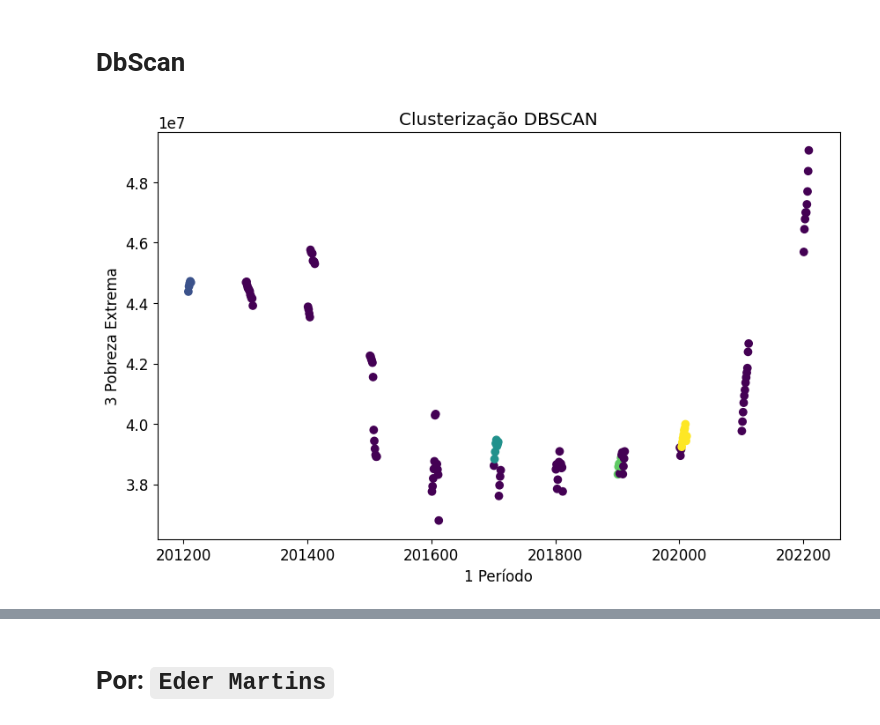
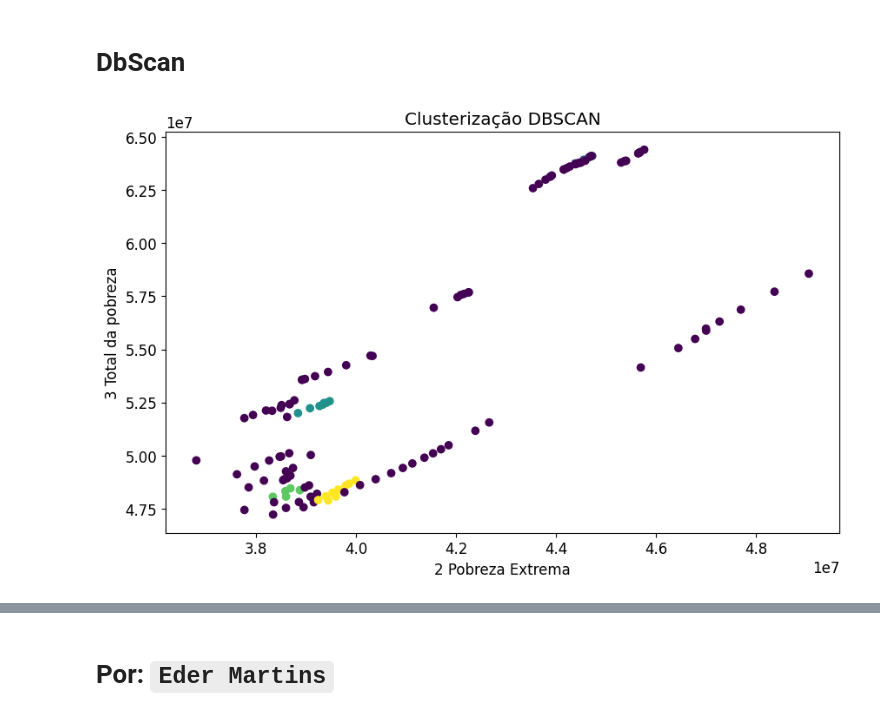
Before and after one commit to edermartins/ia-lab, a Jupyter notebook: clustering_models_validation/clustering_models_validation_final.ipynb, the cells around one changed output, grey strips where cells are left out. Drawn from its saved outputs; the diff is of its cells as text; code cells hidden in the pictures.

```diff
--- a/clustering_models_validation/clustering_models_validation_final.ipynb
+++ b/clustering_models_validation/clustering_models_validation_final.ipynb
@@ -192,7 +190,7 @@ if not os.path.isfile(url):
 # Carregando os dados
 df = pd.read_csv(url)
 # Selecionando as colunas relevantes para o agrupamento
-fields = ['time_diff', 'periodo', 'pobreza', 'extrema_pobreza', 'total', 'populacao_estimada', 'porcentagem_pobreza', 'porcentagem_extrema_pobreza', 'porcentagem_vulnerabilidade', 'familias_pobreza', 'familias_extrema_pobreza', 'familias_vulnerabilidade', 'indigenas_pobreza', 'indigenas_extrema_pobreza', 'indigenas_vulnerabilidade', 'quilombolas_pobreza', 'quilombolas_extrema_pobreza', 'quilombolas_vulnerabilidade', 'ciganos_pobreza', 'ciganos_extrema_pobreza', 'ciganos_vulnerabilidade']
+fields = ['periodo', 'pobreza', 'extrema_pobreza', 'total', 'populacao_estimada', 'porcentagem_pobreza', 'porcentagem_extrema_pobreza', 'porcentagem_vulnerabilidade', 'familias_pobreza', 'familias_extrema_pobreza', 'familias_vulnerabilidade', 'indigenas_pobreza', 'indigenas_extrema_pobreza', 'indigenas_vulnerabilidade', 'quilombolas_pobreza', 'quilombolas_extrema_pobreza', 'quilombolas_vulnerabilidade', 'ciganos_pobreza', 'ciganos_extrema_pobreza', 'ciganos_vulnerabilidade', 'time_diff']
 # %%
 # Data de referência (01/01/1970)
 reference_date = pd.to_datetime('1970-01-01')
@@ -513,18 +513,22 @@ plt.show()
 # %%
 # Visualizando o resultado do K-Média
-col_names = ['0 Referencia ID','1 Período','2 Pobreza','3 Pobreza Extrema','4 Total da pobreza',
-             '5 População estimada','6 Pobreza Percentual','7 Pobreza Extrema Percentual','8 Vulnerabilidade Percentual',
-             '9 Famílias pobreza','10 Famílias extrema pobreza','11 Famílias vulnerabilidade','12 Indígenas pobreza',
-             '13 Indígenas extrema pobreza','14 Indígenas vulnerabilidade','14 Quilombolas pobreza','16 Quilombolas extrema pobreza',
-             '17 Quilombolas vulnerabilidade','18 Ciganos pobreza','19 Ciganos extrema pobreza','20 Ciganos vulnerabilidade','21 time diff']
+col_names = ['0 Período','1 Pobreza','2 Pobreza Extrema','3 Total da pobreza',
+             '4 População estimada','5 Pobreza Percentual','6 Pobreza Extrema Percentual','7 Vulnerabilidade Percentual',
+             '8 Famílias pobreza','9 Famílias extrema pobreza','10 Famílias vulnerabilidade','11 Indígenas pobreza',
+             '12 Indígenas extrema pobreza','13 Indígenas vulnerabilidade','14 Quilombolas pobreza','15 Quilombolas extrema pobreza',
+             '16 Quilombolas vulnerabilidade','17 Ciganos pobreza','18 Ciganos extrema pobreza','19 Ciganos vulnerabilidade','20 time diff']
+
+# Escolha dos eixo X
+col_1 = 2
+# Escolha dos eixo Y
+col_2 = 3
+
 X = X_scaled
 kmeans_result=KMeans(n_clusters=4, init='k-means++', random_state= 42)
 kmeans_result.fit(X)
 y_vars = kmeans_result.fit_predict(X_scaled)
 X_vars_kmeans = df.copy()
 X_vars_kmeans['Cluster_KMeans'] = kmeans_result.labels_
-col_1 = 1
-col_2 = 3
 plt.figure(figsize=(10, 6))
 plt.scatter(X[y_vars == 0, col_1], X[y_vars == 0, col_2], s = 100, c = 'blue', label = 'Cluster 1')
 plt.scatter(X[y_vars == 1, col_1], X[y_vars == 1, col_2], s = 100, c = 'green', label = 'Cluster 2')
@@ -543,33 +547,28 @@ plt.show()
 # %% [markdown]
 # DbScan
 # %%
-import pandas as pd
-import numpy as np
-from sklearn.cluster import DBSCAN
-import matplotlib.pyplot as plt
-
-# Substitua 'seu_dataset.csv' pelo caminho do seu arquivo
+# Fazendo uma cópia do Dataset
 data = df.copy()
 
-# Selecionar as features numéricas
-X = data[fields]
+# Escolha dos eixo X
+col_1 = 2
+# Escolha dos eixo Y
+col_2 = 3
 
-X_scaled = scaler.fit_transform(X)
+
+# Aplicando o DBScan
 dbscan = DBSCAN(eps=0.4, min_samples=5)
 clusters = dbscan.fit_predict(X_scaled)
 
 # Adicionar a coluna de clusters ao DataFrame original
 data['cluster'] = clusters
-
-col_1 = 1
-col_2 = 3
 
 # Visualizar os clusters em um gráfico de dispersão
 plt.figure(figsize=(10, 6))
 plt.scatter(data[fields[col_1]], data[fields[col_2]], c=data['cluster'], cmap='viridis')
 plt.xlabel(col_names[col_1])
 plt.ylabel(col_names[col_2])
 plt.title('Clusterização DBSCAN')
 plt.show()
 # %% [output]
-[figure, old version]
+[figure, new version]
```
Also changed, not shown: parts of 24 cells of this notebook, 2 other files.
